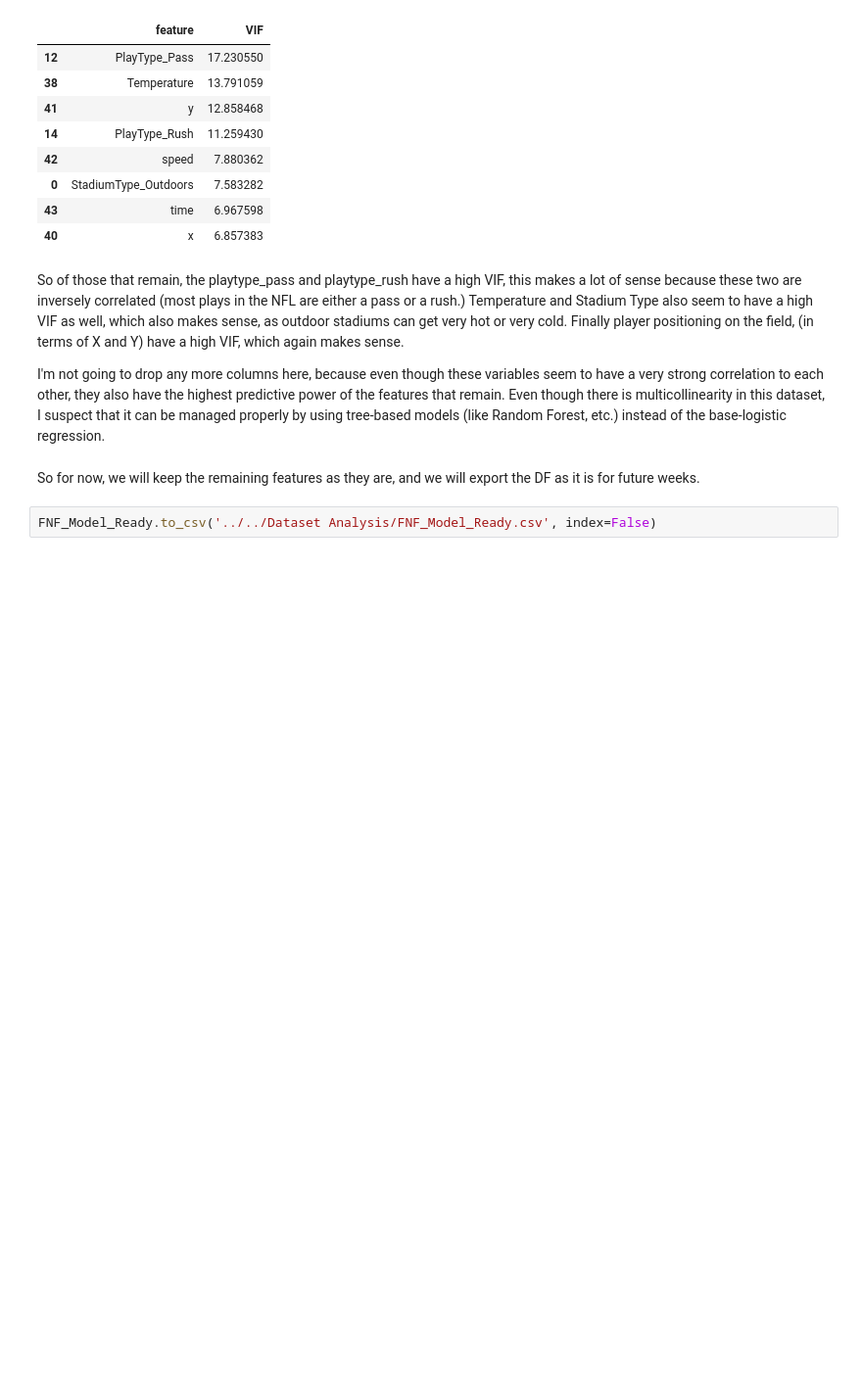
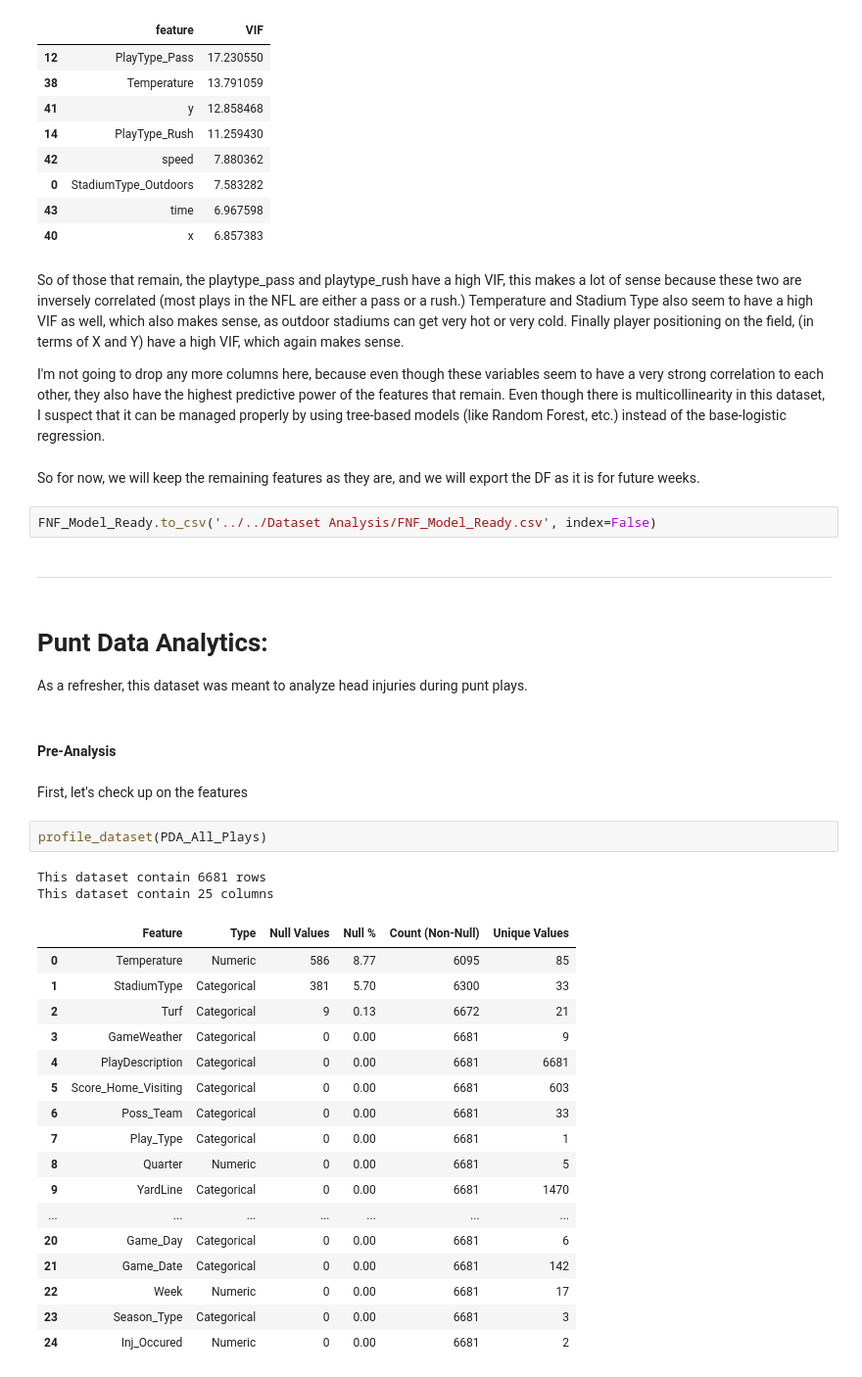
Before and after one commit to LeeMcFarling/AFL_Project_backup, a Jupyter notebook: Modeling/Weekly Assignments/Week_1.ipynb, the cells around one changed output. Shown at 98% size. Cells and saved outputs as stored; diff of their text form; blank space fills up the shorter version.

Commit message:
2nd dataset done

```diff
--- a/Modeling/Weekly Assignments/Week_1.ipynb
+++ b/Modeling/Weekly Assignments/Week_1.ipynb
@@ -774,3 +774,35 @@ I'm not going to drop any more columns here, because even though these variables
 So for now, we will keep the remaining features as they are, and we will export the DF as it is for future weeks.
 # %%
 FNF_Model_Ready.to_csv('../../Dataset Analysis/FNF_Model_Ready.csv', index=False)
+# %% [markdown]
+_____
+# %% [markdown]
+# **Punt Data Analytics:**
+
+As a refresher, this dataset was meant to analyze head injuries during punt plays.
+# %% [markdown]
+#### **Pre-Analysis**
+# %% [markdown]
+First, let's check up on the features
+# %%
+profile_dataset(PDA_All_Plays)
+# %% [output]
+This dataset contain 6681 rows
+This dataset contain 25 columns
+|  | Feature | Type | Null Values | Null % | Count (Non-Null) | Unique Values |
+| 0 | Temperature | Numeric | 586 | 8.77 | 6095 | 85 |
+| 1 | StadiumType | Categorical | 381 | 5.70 | 6300 | 33 |
+| 2 | Turf | Categorical | 9 | 0.13 | 6672 | 21 |
+| 3 | GameWeather | Categorical | 0 | 0.00 | 6681 | 9 |
+| 4 | PlayDescription | Categorical | 0 | 0.00 | 6681 | 6681 |
+| 5 | Score_Home_Visiting | Categorical | 0 | 0.00 | 6681 | 603 |
+| 6 | Poss_Team | Categorical | 0 | 0.00 | 6681 | 33 |
+| 7 | Play_Type | Categorical | 0 | 0.00 | 6681 | 1 |
+| 8 | Quarter | Numeric | 0 | 0.00 | 6681 | 5 |
+| 9 | YardLine | Categorical | 0 | 0.00 | 6681 | 1470 |
+| ... | ... | ... | ... | ... | ... | ... |
+| 20 | Game_Day | Categorical | 0 | 0.00 | 6681 | 6 |
+| 21 | Game_Date | Categorical | 0 | 0.00 | 6681 | 142 |
+| 22 | Week | Numeric | 0 | 0.00 | 6681 | 17 |
+| 23 | Season_Type | Categorical | 0 | 0.00 | 6681 | 3 |
+| 24 | Inj_Occured | Numeric | 0 | 0.00 | 6681 | 2 |
```
Also changed, not shown: parts of 22 cells of this notebook.
